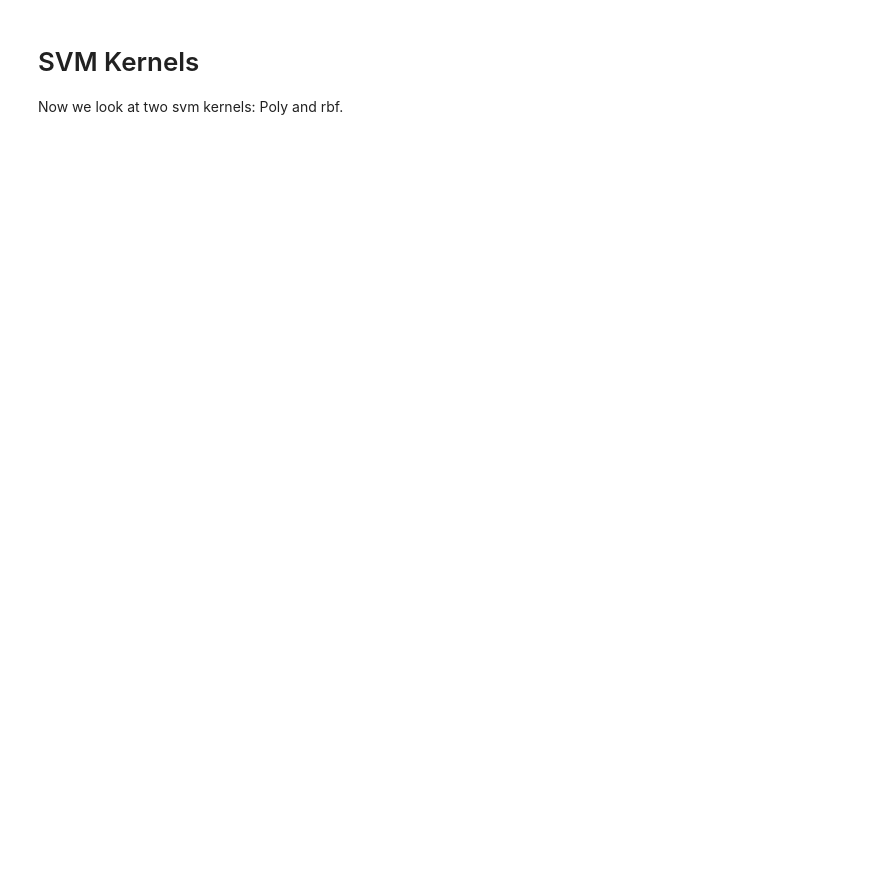
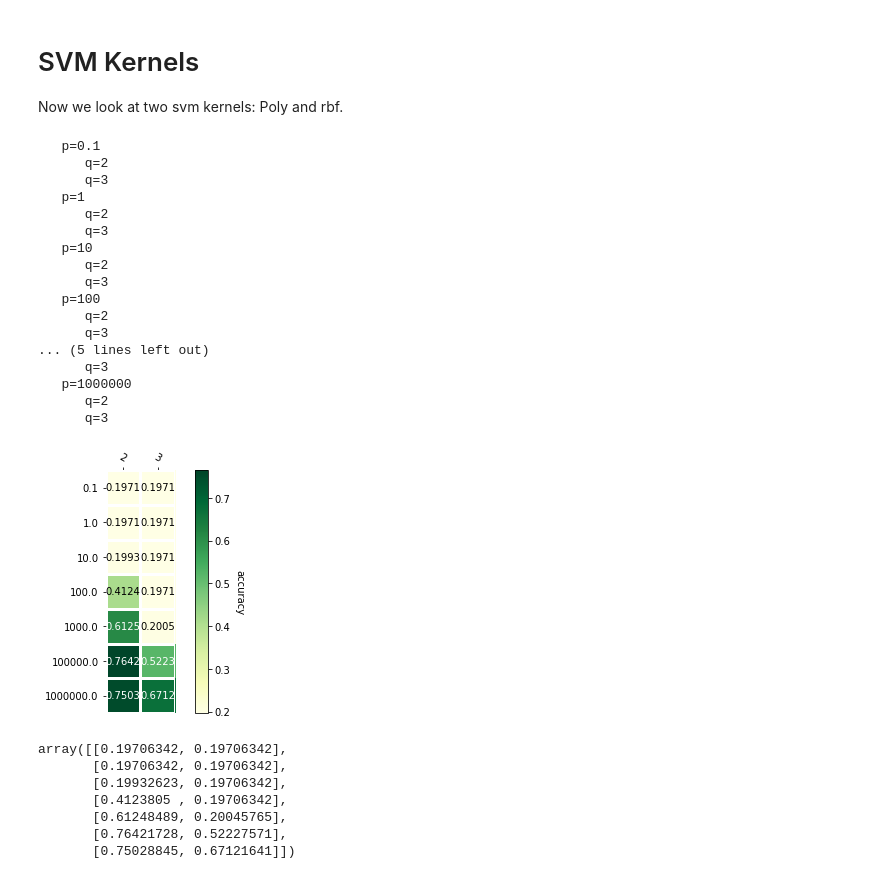
Before and after one commit to jonabaa/Project3, a Jupyter notebook: Testing all four methods over parameters.ipynb, the cells around one changed output. Drawn from its saved outputs; the diff is of its cells as text; code cells hidden in the pictures; blank space fills up the shorter version.

```diff
--- a/Testing all four methods over parameters.ipynb
+++ b/Testing all four methods over parameters.ipynb
@@ -353,14 +368,40 @@ Now we look at two svm kernels: Poly and rbf.
 # %%
 def poly_svm_tester(X_train, y_train, C_list = [0.1], degrees = [2], folds = 10, plot = False) :
     """
     Test the svm parameter C and the degree of the poly kernel
     using cross validation
 
     If plot is set to true, show a heatmap of the results
     """
 
     svm_constructor = (lambda p,q : svm.SVC(kernel = 'poly', C = p, degree = q))
     scores = clf_cross_validator(X_train, y_train, svm_constructor, C_list, degrees, folds = folds, plot = plot, label = 'accuracy')
     return scores
 
-poly_svm_tester(x_train, y_train, C_list = [0.1, 1, 10, 100, 1000, 100000, 1000000], degrees = [2, 3], folds = 3, plot = True)
+poly_svm_tester(X_train, y_train, C_list = [0.1, 1, 10, 100, 1000, 100000, 1000000], degrees = [2, 3], folds = 3, plot = True)
+# %% [output]
+   p=0.1
+      q=2
+      q=3
+   p=1
+      q=2
+      q=3
+   p=10
+      q=2
+      q=3
+   p=100
+      q=2
+      q=3
+... (5 lines left out)
+      q=3
+   p=1000000
+      q=2
+      q=3
+[figure, added]
+array([[0.19706342, 0.19706342],
+       [0.19706342, 0.19706342],
+       [0.19932623, 0.19706342],
+       [0.4123805 , 0.19706342],
+       [0.61248489, 0.20045765],
+       [0.76421728, 0.52227571],
+       [0.75028845, 0.67121641]])
```
Also changed, not shown: parts of 7 cells of this notebook, 4 other files.
